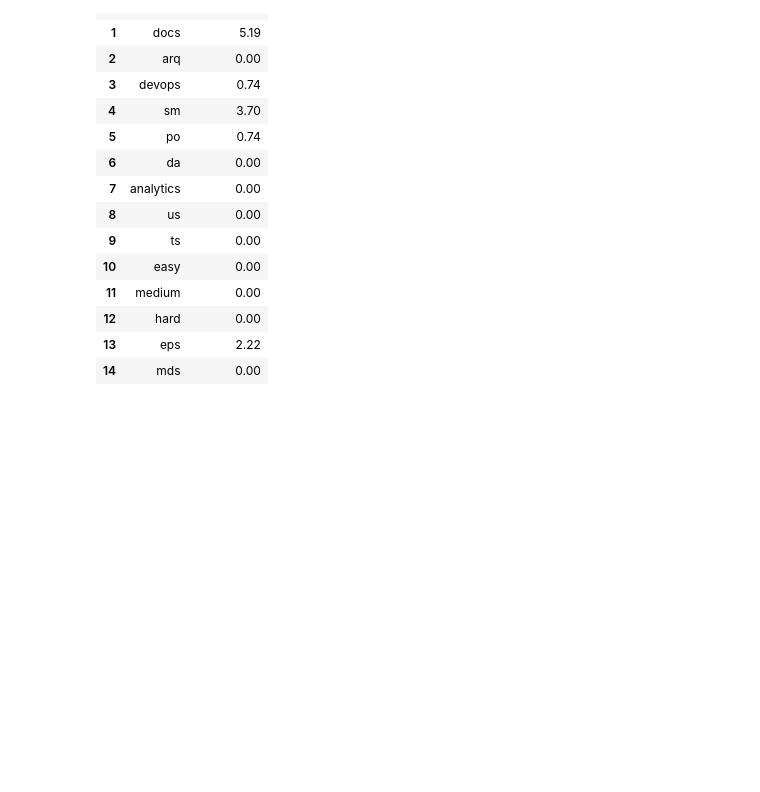
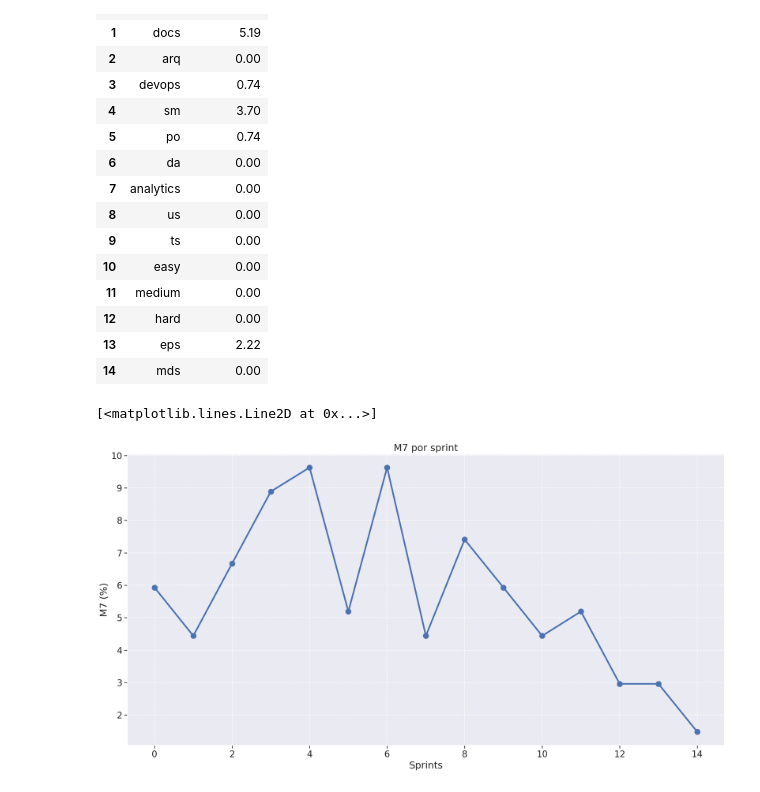
Before and after one commit to fga-eps-mds/2020.2-Projeto-Kokama-Wiki, a Jupyter notebook: analytics.ipynb, the cells around one changed output. Saved outputs shown, nothing was run; the diff lists cells and outputs as text; code cells hidden in the pictures; blank space fills up the shorter version.

```diff
--- a/analytics.ipynb
+++ b/analytics.ipynb
@@ -974,3 +994,12 @@ m8(tags[0], NUMBER_OF_ISSUES)
 | 12 | hard | 0.00 |
 | 13 | eps | 2.22 |
 | 14 | mds | 0.00 |
+# %%
+fig = plt.figure(figsize=(20, 10))
+plt.title('M7 por sprint')
+plt.xlabel('Sprints')
+plt.ylabel('M7 (%)')
+plt.plot(new_metrics_df['m7'], linewidth=3, marker='o', markersize=10)
+# %% [output]
+[<matplotlib.lines.Line2D at 0x...>]
+[figure, added]
```
Also changed, not shown: parts of 7 cells of this notebook, 18 other files.
